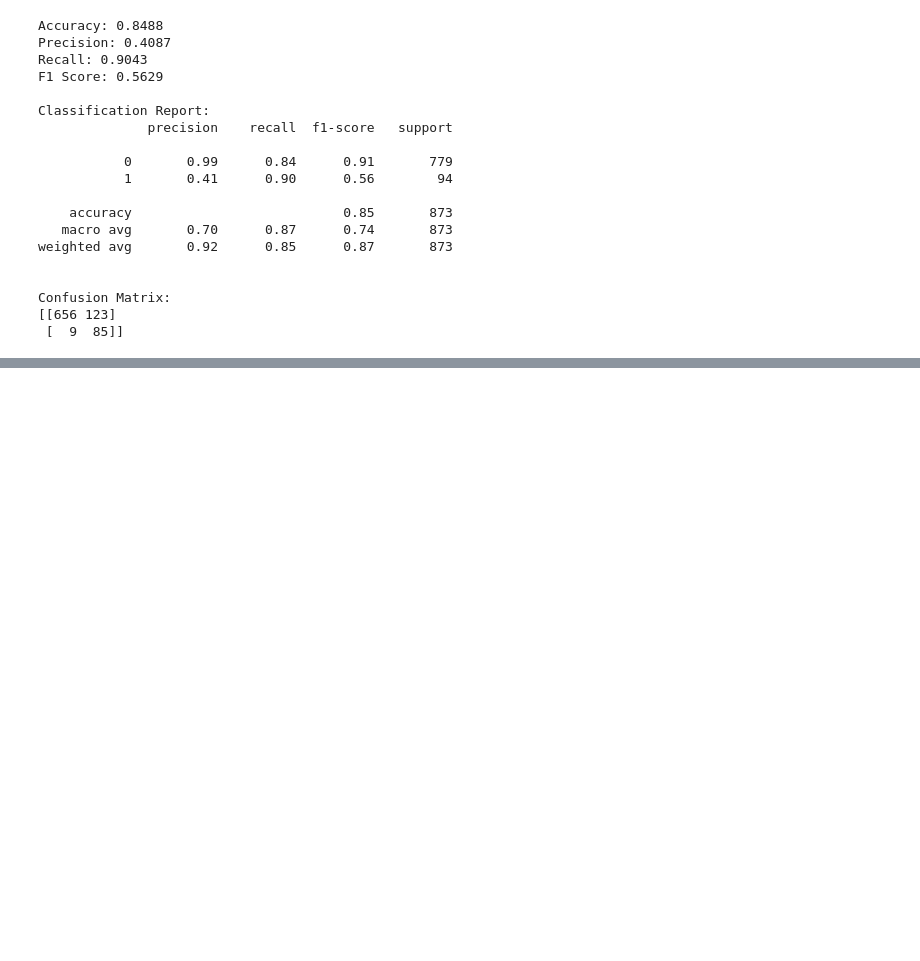
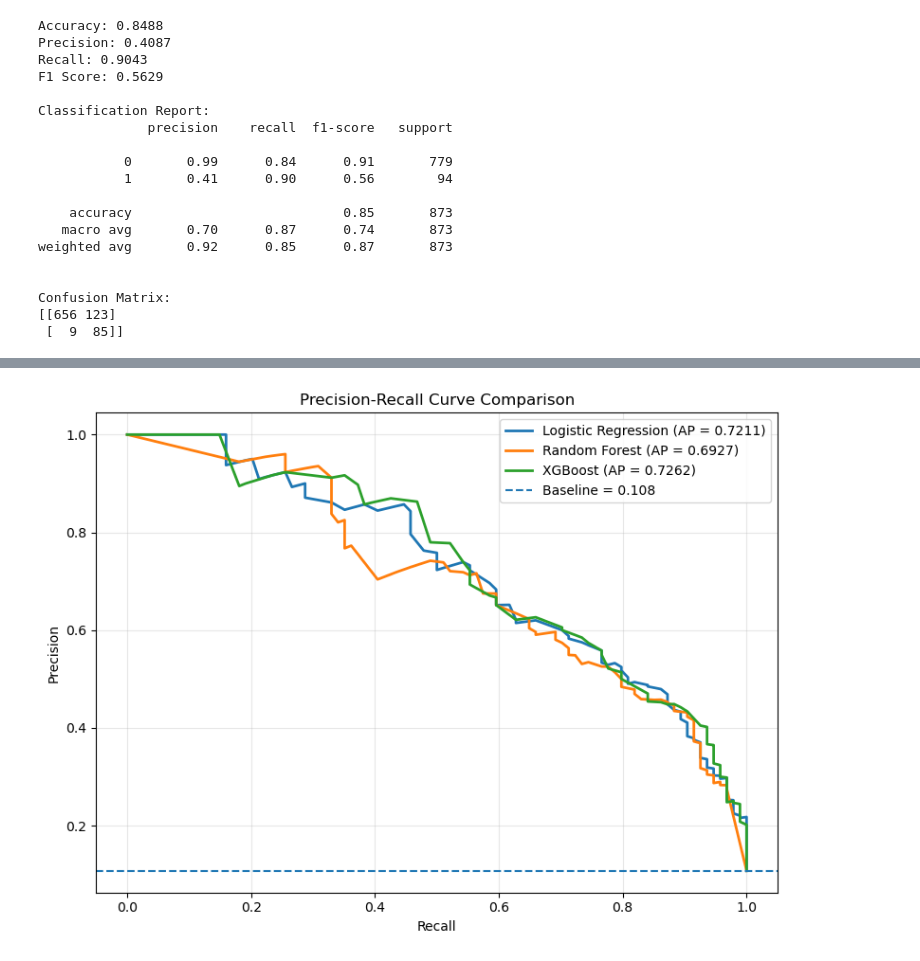
Before and after one commit to Usmanshakir7/Explainable-Machine-Learning-for-Chronic-Kidney-Disease-Prediction, a Jupyter notebook: notebooks/4_machine_learning.ipynb, the cells around one changed output, grey strips where cells are left out. Saved outputs shown, nothing was run; the diff lists cells and outputs as text; code cells hidden in the pictures; blank space fills up the shorter version.

```diff
--- a/notebooks/4_machine_learning.ipynb
+++ b/notebooks/4_machine_learning.ipynb
@@ -239,0 +554,44 @@ Confusion Matrix:
+# %%
+
+from sklearn.metrics import (
+    precision_recall_curve,
+    average_precision_score
+)
+
+plt.figure(figsize=(8, 6))
+
+for name, probabilities in model_probabilities.items():
+
+    precision, recall, thresholds = precision_recall_curve(
+        y_test, probabilities
+    )
+
+    ap = average_precision_score(
+        y_test, probabilities
+    )
+
+    plt.plot(
+        recall,
+        precision,
+        linewidth=2,
+        label=f"{name} (AP = {ap:.4f})"
+    )
+
+# Baseline precision = proportion of positive cases
+baseline = y_test.mean()
+
+plt.axhline(
+    baseline,
+    linestyle="--",
+    label=f"Baseline = {baseline:.3f}"
+)
+
+plt.xlabel("Recall")
+plt.ylabel("Precision")
+plt.title("Precision-Recall Curve Comparison")
+plt.legend()
+plt.grid(alpha=0.3)
+plt.tight_layout()
+plt.show()
+# %% [output]
+[figure, added]
```
Also changed, not shown: parts of 10 cells of this notebook.
